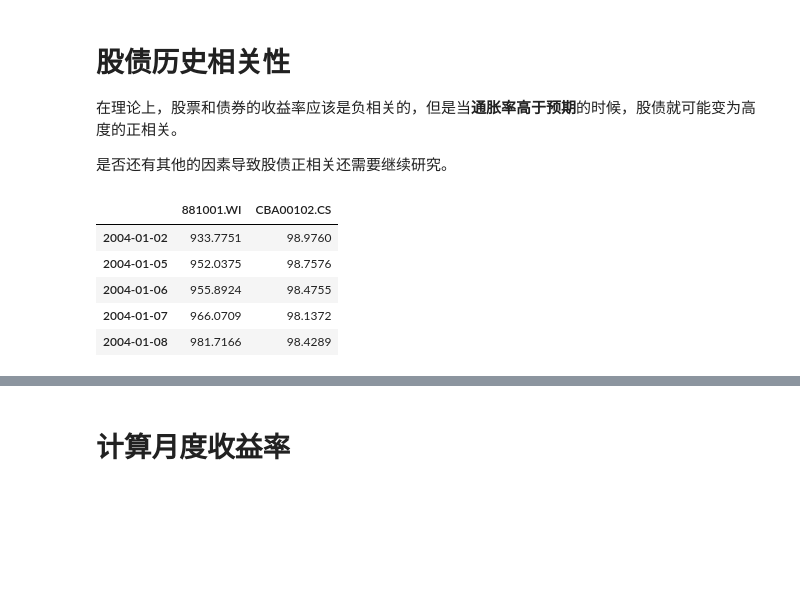
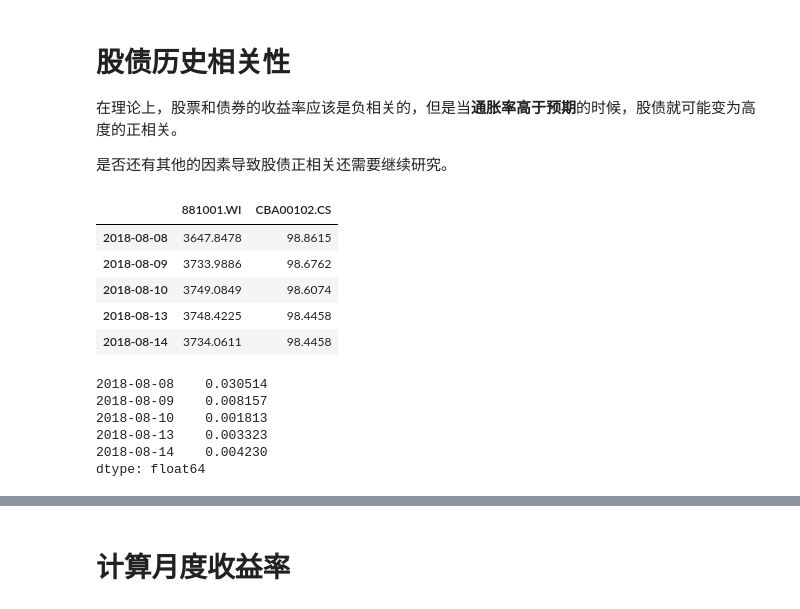
Before and after one commit to dxcv/Valyrian, a Jupyter notebook: correlation/notebook/股债历史相关性.ipynb, the cells around one changed output, grey strips where cells are left out. Cells and saved outputs as stored; diff of their text form; code cells hidden in the pictures; blank space fills up the shorter version.

```diff
--- a/correlation/notebook/股债历史相关性.ipynb
+++ b/correlation/notebook/股债历史相关性.ipynb
@@ -13,11 +13,11 @@ import seaborn as sns
 # %%
 df = pd.read_excel(u'../data/股债历史价格.xlsx', index_col=0)
 # %%
-df.head()
+df.tail()
 # %% [output]
 |  | 881001.WI | CBA00102.CS |
-| 2004-01-02 | 933.7751 | 98.9760 |
-| 2004-01-05 | 952.0375 | 98.7576 |
-| 2004-01-06 | 955.8924 | 98.4755 |
-| 2004-01-07 | 966.0709 | 98.1372 |
-| 2004-01-08 | 981.7166 | 98.4289 |
+| 2018-08-08 | 3647.8478 | 98.8615 |
+| 2018-08-09 | 3733.9886 | 98.6762 |
+| 2018-08-10 | 3749.0849 | 98.6074 |
+| 2018-08-13 | 3748.4225 | 98.4458 |
+| 2018-08-14 | 3734.0611 | 98.4458 |
@@ -26,3 +30,12 @@ corr = df.pct_change()['881001.WI'].rolling(window=243).corr(df.pct_change()['CB
+# %%
+corr.rank(pct=True).tail()
+# %% [output]
+2018-08-08    0.030514
+2018-08-09    0.008157
+2018-08-10    0.001813
+2018-08-13    0.003323
+2018-08-14    0.004230
+dtype: float64
 # %%
 plt.figure(figsize=(16, 9))
 plt.plot(corr)
```
Also changed, not shown: parts of 5 cells of this notebook, 6 other files.
